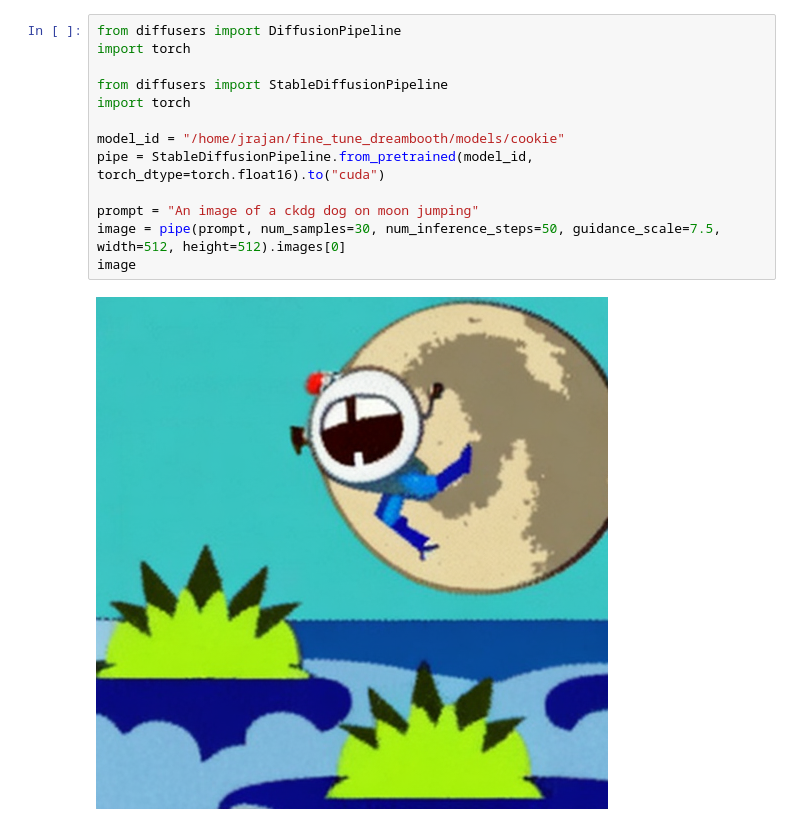
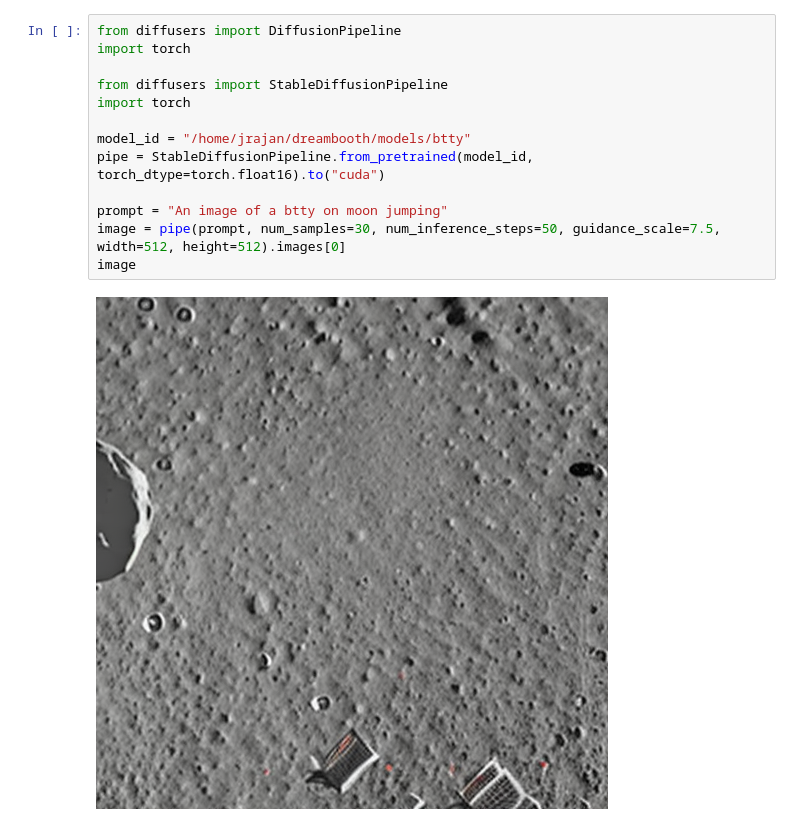
Before and after one commit to jay-rajan/dreambooth, a Jupyter notebook: notebooks/dreambooth_inference_cookie.ipynb, the cells around one changed output. Cells and saved outputs as stored; diff of their text form.

```diff
--- a/notebooks/dreambooth_inference_cookie.ipynb
+++ b/notebooks/dreambooth_inference_cookie.ipynb
@@ -1,16 +1,16 @@
 # %%
 from diffusers import DiffusionPipeline
 import torch
 
 from diffusers import StableDiffusionPipeline
 import torch
 
-model_id = "/home/jrajan/fine_tune_dreambooth/models/cookie"
+model_id = "/home/jrajan/dreambooth/models/btty"
 pipe = StableDiffusionPipeline.from_pretrained(model_id, torch_dtype=torch.float16).to("cuda")
 
-prompt = "An image of a ckdg dog on moon jumping"
+prompt = "An image of a btty on moon jumping"
 image = pipe(prompt, num_samples=30, num_inference_steps=50, guidance_scale=7.5, width=512, height=512).images[0]
 image
 # %% [output]
-[figure, old version]
+[figure, new version]
 # %%
```
Also changed, not shown: parts of 1 cell of this notebook, 2 other files.
